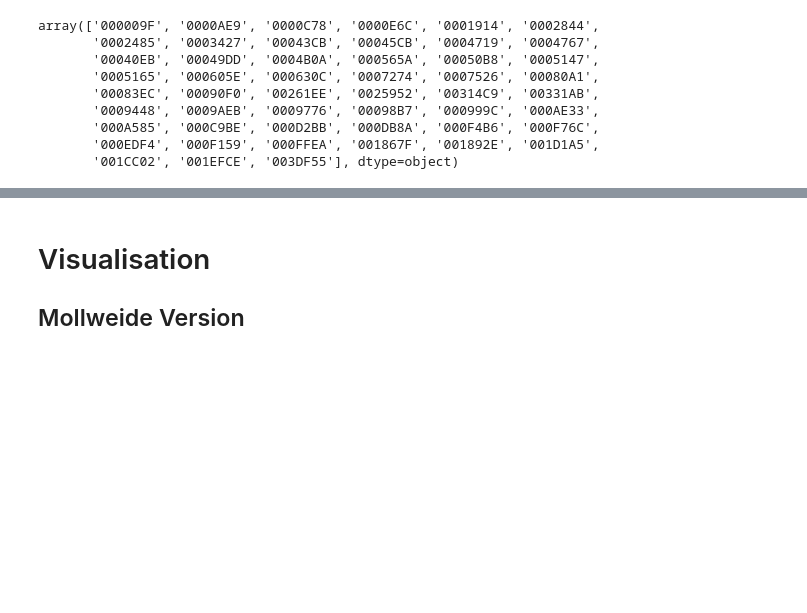
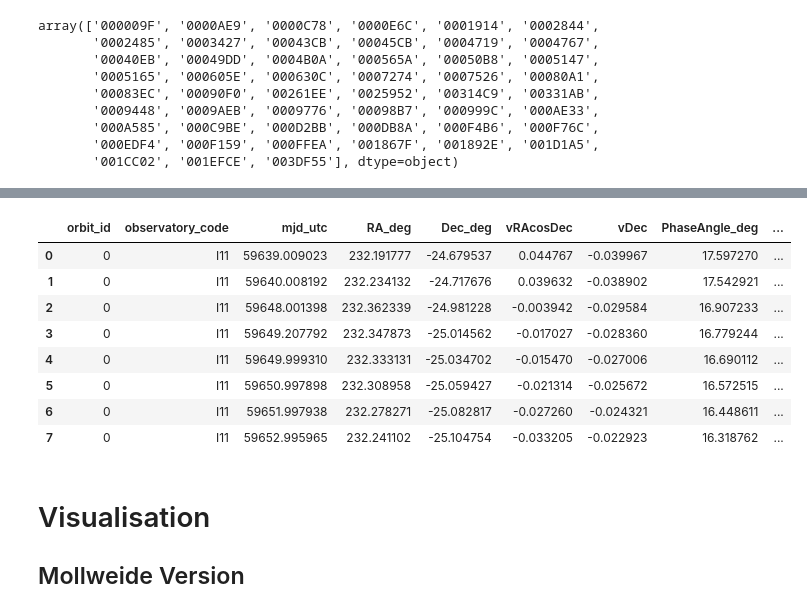
Before and after one commit to dirac-institute/hybrid_sso_catalogue, a Jupyter notebook: lsst_detection_probability/Predict misses.ipynb, the cells around one changed output, grey strips where cells are left out. Saved outputs shown, nothing was run; the diff lists cells and outputs as text; code cells hidden in the pictures; blank space fills up the shorter version.

```diff
--- a/lsst_detection_probability/Predict misses.ipynb
+++ b/lsst_detection_probability/Predict misses.ipynb
@@ -206,3 +302,15 @@ interactive(children=(IntSlider(value=0, continuous_update=False, description='n
+# %%
+backend.generateEphemeris(orbits=orbits_class, observers = {"I11": Time(first_visit_times, format="mjd")})
+# %% [output]
+|  | orbit_id | observatory_code | mjd_utc | RA_deg | Dec_deg | vRAcosDec | vDec | PhaseAngle_deg | ... |
+| 0 | 0 | I11 | 59639.009023 | 232.191777 | -24.679537 | 0.044767 | -0.039967 | 17.597270 | ... |
+| 1 | 0 | I11 | 59640.008192 | 232.234132 | -24.717676 | 0.039632 | -0.038902 | 17.542921 | ... |
+| 2 | 0 | I11 | 59648.001398 | 232.362339 | -24.981228 | -0.003942 | -0.029584 | 16.907233 | ... |
+| 3 | 0 | I11 | 59649.207792 | 232.347873 | -25.014562 | -0.017027 | -0.028360 | 16.779244 | ... |
+| 4 | 0 | I11 | 59649.999310 | 232.333131 | -25.034702 | -0.015470 | -0.027006 | 16.690112 | ... |
+| 5 | 0 | I11 | 59650.997898 | 232.308958 | -25.059427 | -0.021314 | -0.025672 | 16.572515 | ... |
+| 6 | 0 | I11 | 59651.997938 | 232.278271 | -25.082817 | -0.027260 | -0.024321 | 16.448611 | ... |
+| 7 | 0 | I11 | 59652.995965 | 232.241102 | -25.104754 | -0.033205 | -0.022923 | 16.318762 | ... |
 # %% [markdown]
 # Visualisation
 
```
Also changed, not shown: parts of 23 cells of this notebook, 1 other file.
